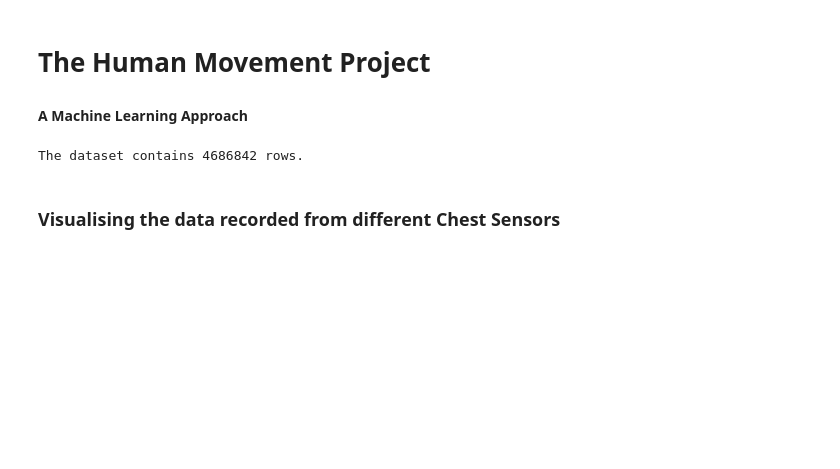
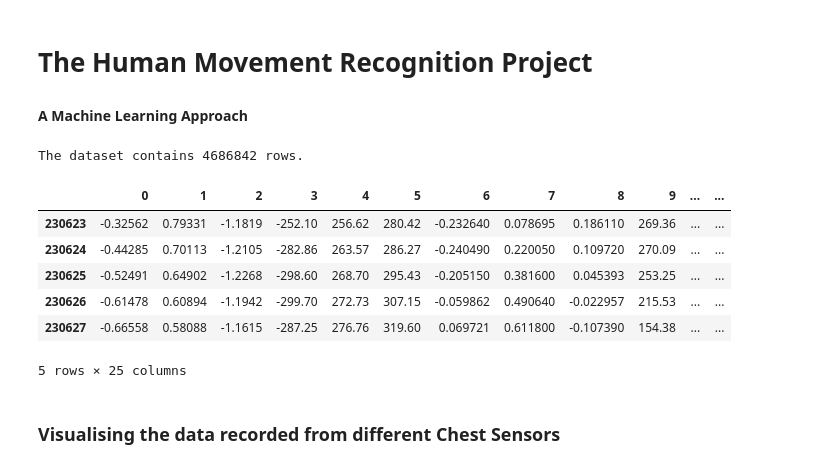
Before and after one commit to faiyazrahman/A1---Machine-Learing, a Jupyter notebook: The Human Movement Project.ipynb, the cells around one changed output. Cells and saved outputs as stored; diff of their text form; code cells hidden in the pictures; blank space fills up the shorter version.

```diff
--- a/The Human Movement Project.ipynb
+++ b/The Human Movement Project.ipynb
@@ -1,5 +1,5 @@
 # %% [markdown]
-# The Human Movement Project
+# The Human Movement Recognition Project
 
 #### A Machine Learning Approach
 # %%
@@ -40,9 +39,16 @@ df19 = pd.read_csv('daliac/dataset_19.txt', sep=',', header=None)
 dataset = pd.concat([df1, df2, df3, df4, df5, df6, df7, df8, df9, df10, df11, df12, df13, df14, df15, df16, df17, df18, df19])
 # %%
 print('The dataset contains %d rows.' % len(dataset))
-#dataset.head()
+dataset.tail()
 # %% [output]
 The dataset contains 4686842 rows.
+|  | 0 | 1 | 2 | 3 | 4 | 5 | 6 | 7 | 8 | 9 | ... | ... |
+| 230623 | -0.32562 | 0.79331 | -1.1819 | -252.10 | 256.62 | 280.42 | -0.232640 | 0.078695 | 0.186110 | 269.36 | ... | ... |
+| 230624 | -0.44285 | 0.70113 | -1.2105 | -282.86 | 263.57 | 286.27 | -0.240490 | 0.220050 | 0.109720 | 270.09 | ... | ... |
+| 230625 | -0.52491 | 0.64902 | -1.2268 | -298.60 | 268.70 | 295.43 | -0.205150 | 0.381600 | 0.045393 | 253.25 | ... | ... |
+| 230626 | -0.61478 | 0.60894 | -1.1942 | -299.70 | 272.73 | 307.15 | -0.059862 | 0.490640 | -0.022957 | 215.53 | ... | ... |
+| 230627 | -0.66558 | 0.58088 | -1.1615 | -287.25 | 276.76 | 319.60 | 0.069721 | 0.611800 | -0.107390 | 154.38 | ... | ... |
+5 rows × 25 columns
 # %% [markdown]
 ### Visualising the data recorded from different Chest Sensors
 # %%
```
Also changed, not shown: parts of 11 cells of this notebook.
